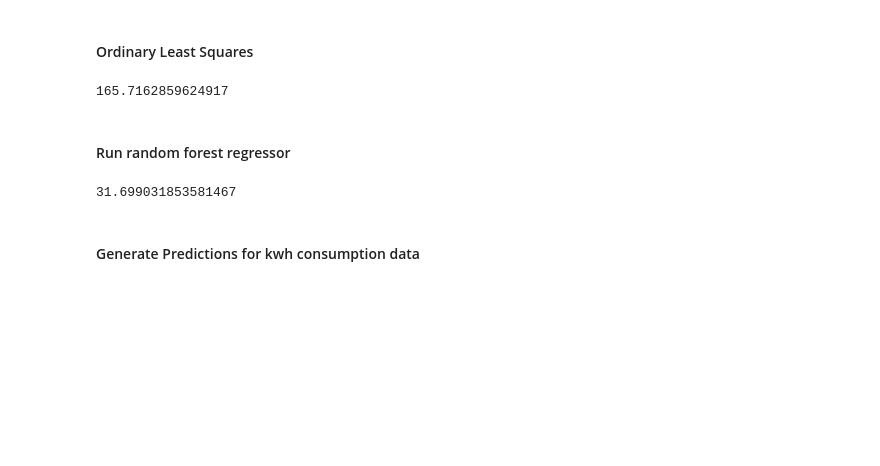
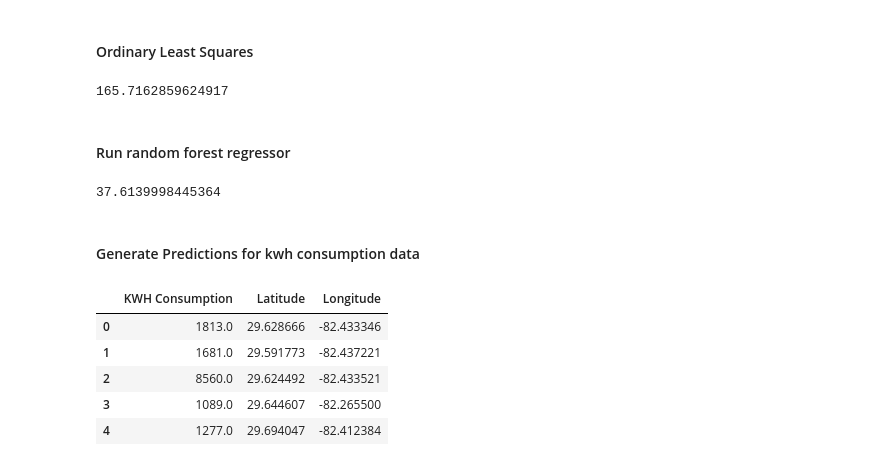
Before and after one commit to katiejohnsonsf/Forecasting-a-Carbon-Zero-City, a Jupyter notebook: Regression Models.ipynb, the cells around one changed output. Cells and saved outputs as stored; diff of their text form; code cells hidden in the pictures; blank space fills up the shorter version.

```diff
--- a/Regression Models.ipynb
+++ b/Regression Models.ipynb
@@ -37,7 +37,7 @@ kwh_year_df = kwh_year_df.drop(columns='Unnamed: 0')
 kwh_year_df = kwh_year_df.drop(columns=['Service Address', 'Date'])
 # %%
 # read in electricity consumption data
-kwh_consum_df = pd.read_csv('clean-data/kwh_year.csv')
+electricity_df = pd.read_csv('data/GRU_Customer_Electric_Consumption.csv')
 # %% [markdown]
 <h4>Identify colinear features</h4>
 # %%
@@ -147,13 +148,13 @@ print(est2.mse_total)
 <h4>Run random forest regressor</h4>
 # %%
 # instantiate RF and linear regression model
-rf = RandomForestRegressor(n_estimators=100, max_depth=4, min_samples_split=5, min_samples_leaf=1, min_weight_fraction_leaf=0.0, max_features=4, max_leaf_nodes=None, min_impurity_decrease=0.0, min_impurity_split=None, bootstrap=True)
+rf = RandomForestRegressor(n_estimators=100, max_depth=4, min_samples_split=5, min_samples_leaf=1, min_weight_fraction_leaf=0.0, max_features=3, max_leaf_nodes=None, min_impurity_decrease=0.0, min_impurity_split=None, bootstrap=True)
 rf.fit(X_train, y_train)
 y_hat = rf.predict(X_test)
 
 mse = mean_squared_error(y_test, y_hat)
 mse
 # %% [output]
-31.699031853581467
+37.6139998445364
 # %% [markdown]
 <h4>Generate Predictions for kwh consumption data</h4>
@@ -159,0 +164,15 @@ mse
+# %%
+# remove non numerical columns
+electricity_df = electricity_df.drop(columns=['Service Address','Service City', 'Month', 'Year', 'Date', 'Location'])
+# %%
+electricity_df = electricity_df.dropna()
+# %%
+electricity_df.head()
+# electricity_arr = electricity_df.to_numpy()
+# %% [output]
+|  | KWH Consumption | Latitude | Longitude |
+| 0 | 1813.0 | 29.628666 | -82.433346 |
+| 1 | 1681.0 | 29.591773 | -82.437221 |
+| 2 | 8560.0 | 29.624492 | -82.433521 |
+| 3 | 1089.0 | 29.644607 | -82.265500 |
+| 4 | 1277.0 | 29.694047 | -82.412384 |
```
Also changed, not shown: parts of 17 cells of this notebook, 4 other files.
